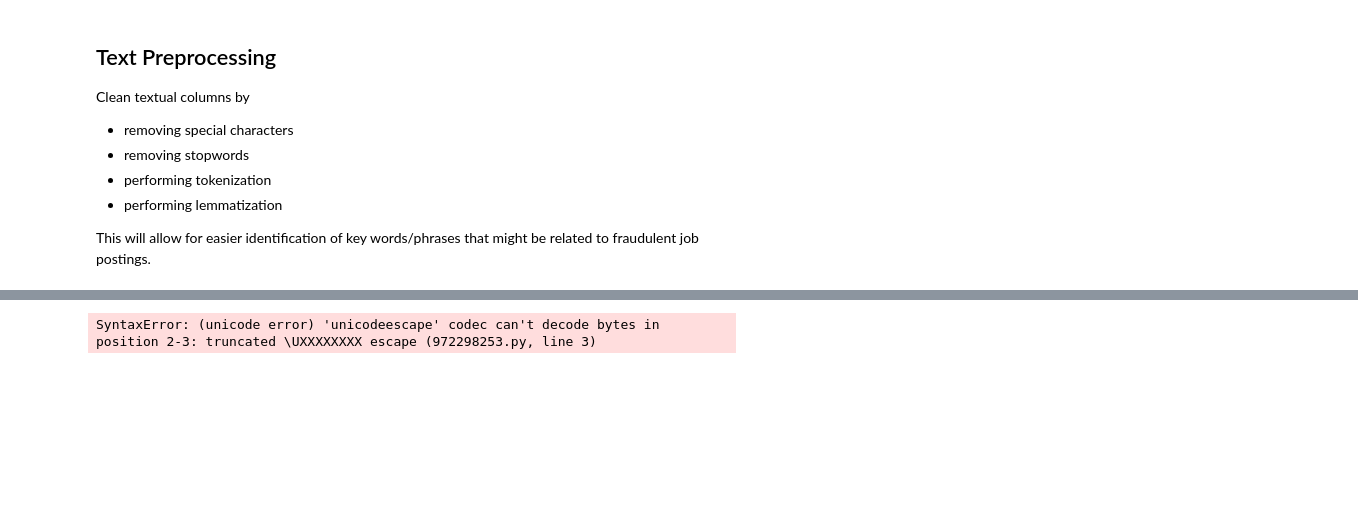
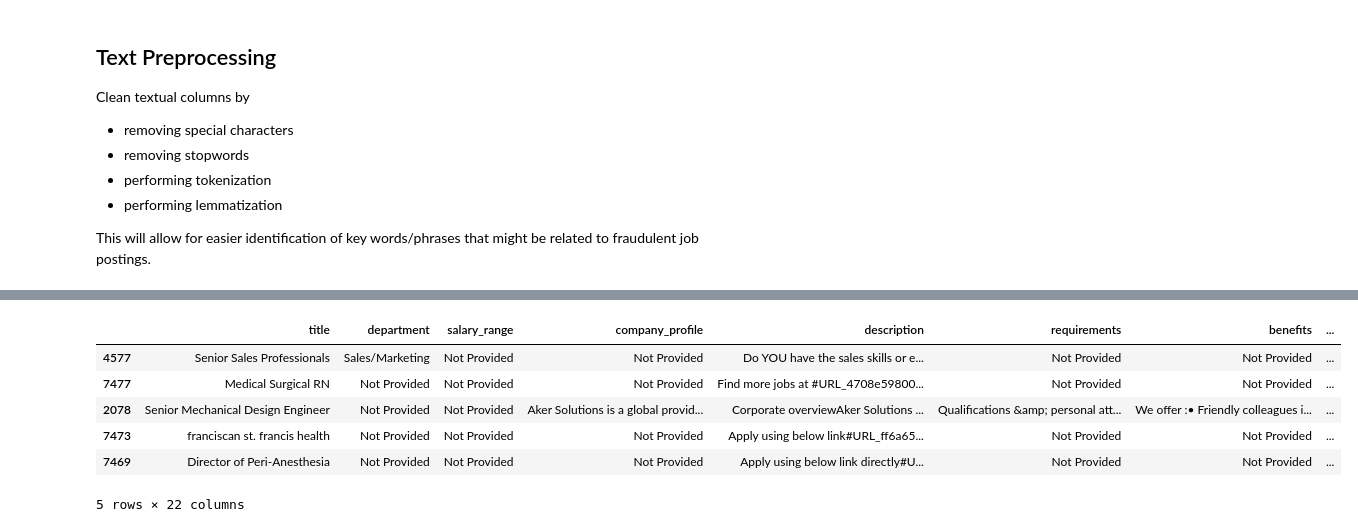
Before and after one commit to Nat-Han1999/BT4012fake_job_posting, a Jupyter notebook: data_cleaning/data_clean.ipynb, the cells around one changed output, grey strips where cells are left out. Drawn from its saved outputs; the diff is of its cells as text; code cells hidden in the pictures; blank space fills up the shorter version.

```diff
--- a/data_cleaning/data_clean.ipynb
+++ b/data_cleaning/data_clean.ipynb
@@ -306,15 +310,6 @@ Clean textual columns by
 
 This will allow for easier identification of key words/phrases that might be related to fraudulent job postings.
 # %%
-import re
-import nltk
-nltk.download('punkt')
-nltk.download('stopwords')
-nltk.download('wordnet')
-nltk.download('omw-1.4')
-from nltk.corpus import stopwords
-from nltk.tokenize import word_tokenize
-
 def preprocess_text(text):
     text = text.lower()
 
@@ -329,6 +324,9 @@ def preprocess_text(text):
 
 def remove_stopwords(tokens):
     stop_words = set(stopwords.words('english'))
+    # Remove negations from stopwords
+    negations = {"no", "nor", "not"}
+    stop_words = stop_words - negations
     filtered_tokens = [word for word in tokens if word not in stop_words]
     return filtered_tokens
 
@@ -340,7 +338,7 @@ def perform_lemmatization(tokens):
 # Clean text function
 def clean_text(text):
     tokens = preprocess_text(text)
-    filtered_tokens = remove_stopwords(tokens)
+    filtered_tokens = remove_stopwords(tokens)  # Using the customized function
     lem_tokens = perform_lemmatization(filtered_tokens)
     clean_text = ' '.join(lem_tokens)
     return clean_text
@@ -351,4 +349,3 @@ df_cleaned = df_sorted.copy()
 df_cleaned['description_cleaned'] = df_cleaned['description'].apply(clean_text)
 df_cleaned['requirements_cleaned'] = df_cleaned['requirements'].apply(clean_text)
 df_cleaned['benefits_cleaned'] = df_cleaned['benefits'].apply(clean_text)
-df_cleaned[['description_cleaned','requirements_cleaned','benefits_cleaned']]
@@ -375,6 +352,14 @@ df_cleaned[['description_cleaned','requirements_cleaned','benefits_cleaned']]
+# %%
+df_cleaned.head()
+# %% [output]
+|  | title | department | salary_range | company_profile | description | requirements | benefits | ... |
+| 4577 | Senior Sales Professionals | Sales/Marketing | Not Provided | Not Provided | Do YOU have the sales skills or e... | Not Provided | Not Provided | ... |
+| 7477 | Medical Surgical RN | Not Provided | Not Provided | Not Provided | Find more jobs at #URL_4708e59800... | Not Provided | Not Provided | ... |
+| 2078 | Senior Mechanical Design Engineer | Not Provided | Not Provided | Aker Solutions is a global provid... | Corporate overviewAker Solutions ... | Qualifications &amp; personal att... | We offer :• Friendly colleagues i... | ... |
+| 7473 | franciscan st. francis health | Not Provided | Not Provided | Not Provided | Apply using below link#URL_ff6a65... | Not Provided | Not Provided | ... |
+| 7469 | Director of Peri-Anesthesia | Not Provided | Not Provided | Not Provided | Apply using below link directly#U... | Not Provided | Not Provided | ... |
+5 rows × 22 columns
 # %%
 import pandas as pd
 
-df_cleaned.to_csv("C:/Users/Aftershock/Desktop/BT4012/Group Project/BT4012fake_job_posting/dataset/data_cleaned.csv",index=False)
+df_cleaned.to_csv("../dataset/data_cleaned.csv",index=False)
-# %% [output]
-SyntaxError: (unicode error) 'unicodeescape' codec can't decode bytes in position 2-3: truncated \UXXXXXXXX escape (972298253.py, line 3)
```
Also changed, not shown: parts of 4 cells of this notebook, 3 other files.
